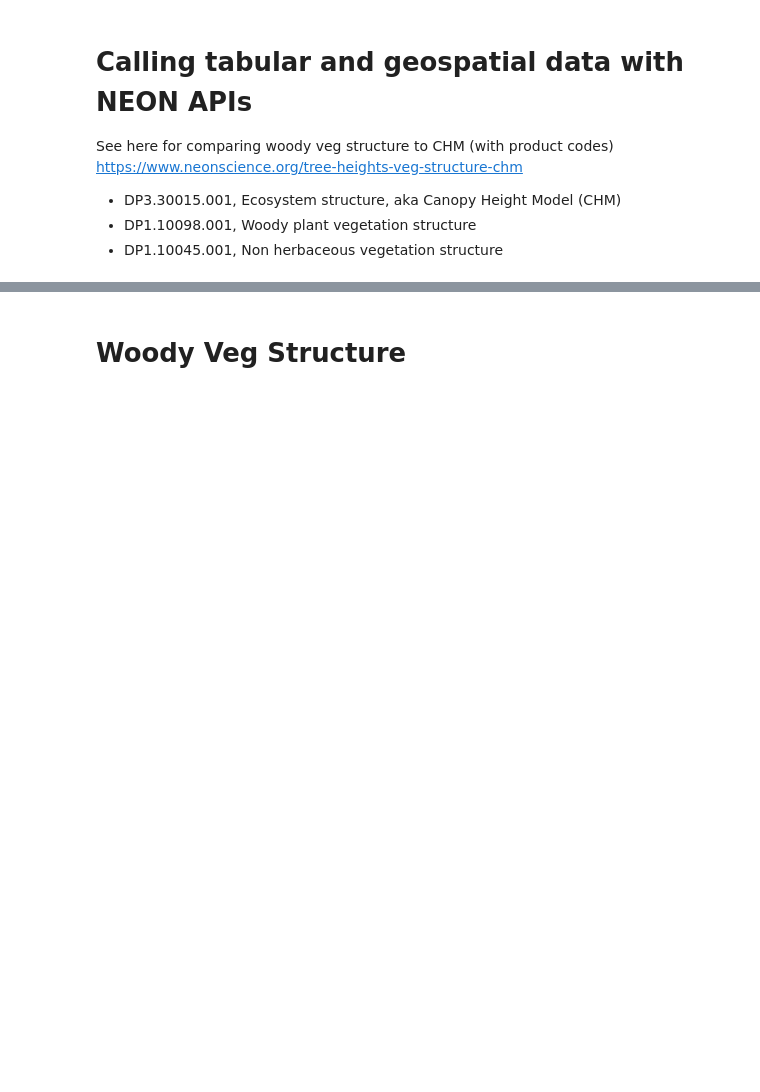
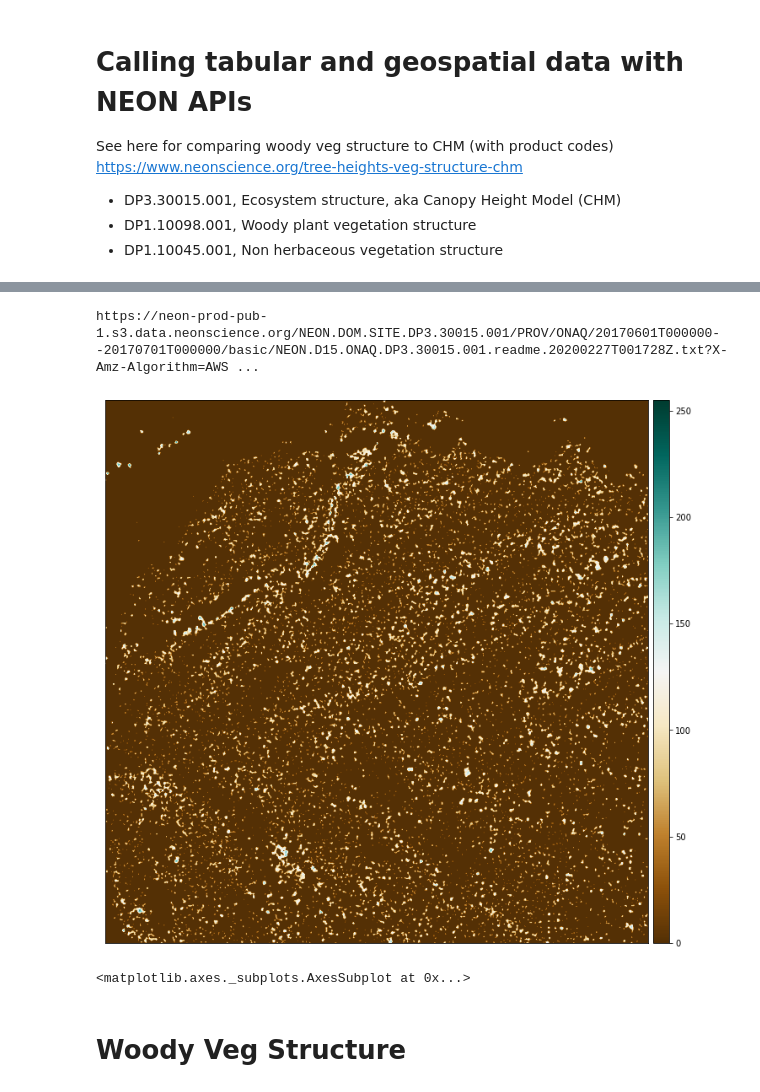
Before and after one commit to kessb/sagebrush-ecosystem-modeling, a Jupyter notebook: scripts/function_scratchscripts.ipynb, the cells around one changed output, grey strips where cells are left out. Saved outputs shown, nothing was run; the diff lists cells and outputs as text; code cells hidden in the pictures; blank space fills up the shorter version.

```diff
--- a/scripts/function_scratchscripts.ipynb
+++ b/scripts/function_scratchscripts.ipynb
@@ -38,3 +25,34 @@ data.json()
+# %%
+# Readme, click output to view
+data_product_url=['https://data.neonscience.org/api/v0/data/DP3.30015.001/ONAQ/2017-06']
+call_response = requests.get(data_product_url[0])
+for i in call_response.json()['data']['files']:
+    data_file_url=i['url']
+    file_format=data_file_url.find('readme')
+    if not file_format == -1:
+        print(data_file_url)
+# %% [output]
+https://neon-prod-pub-1.s3.data.neonscience.org/NEON.DOM.SITE.DP3.30015.001/PROV/ONAQ/20170601T000000--20170701T000000/basic/NEON.D15.ONAQ.DP3.30015.001.readme.20200227T001728Z.txt?X-Amz-Algorithm=AWS ...
+# %%
+data_product_url=['https://data.neonscience.org/api/v0/data/DP3.30015.001/ONAQ/2017-06']
+call_response = requests.get(data_product_url[0])
+call_response.json()
+x=0
+tif_files=[]
+for i in call_response.json()['data']['files']:
+    data_file_url=i['url']
+    file_format=data_file_url.find('.tif')
+    if not file_format == -1:
+        x+=1
+        tif_files.append(data_file_url)
+# %%
+with rio.open (tif_files[184]) as src:
+    arr=src.read(1,masked=True)
+
+ep.plot_bands(arr,cmap='BrBG')
+# %% [output]
+[figure, added]
+<matplotlib.axes._subplots.AxesSubplot at 0x...>
 # %% [markdown]
 # Woody Veg Structure
 # %% [markdown]
```
Also changed, not shown: parts of 6 cells of this notebook.
